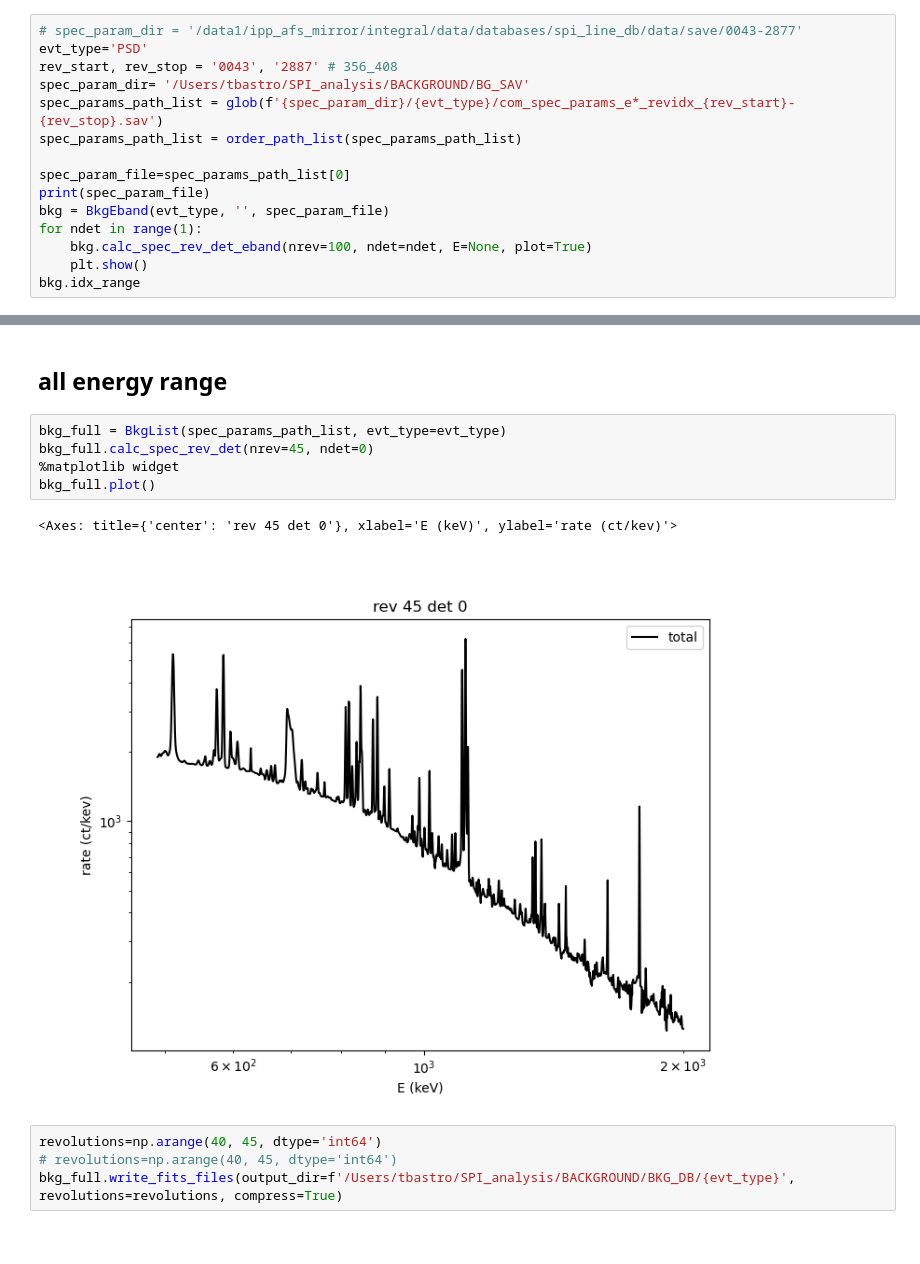
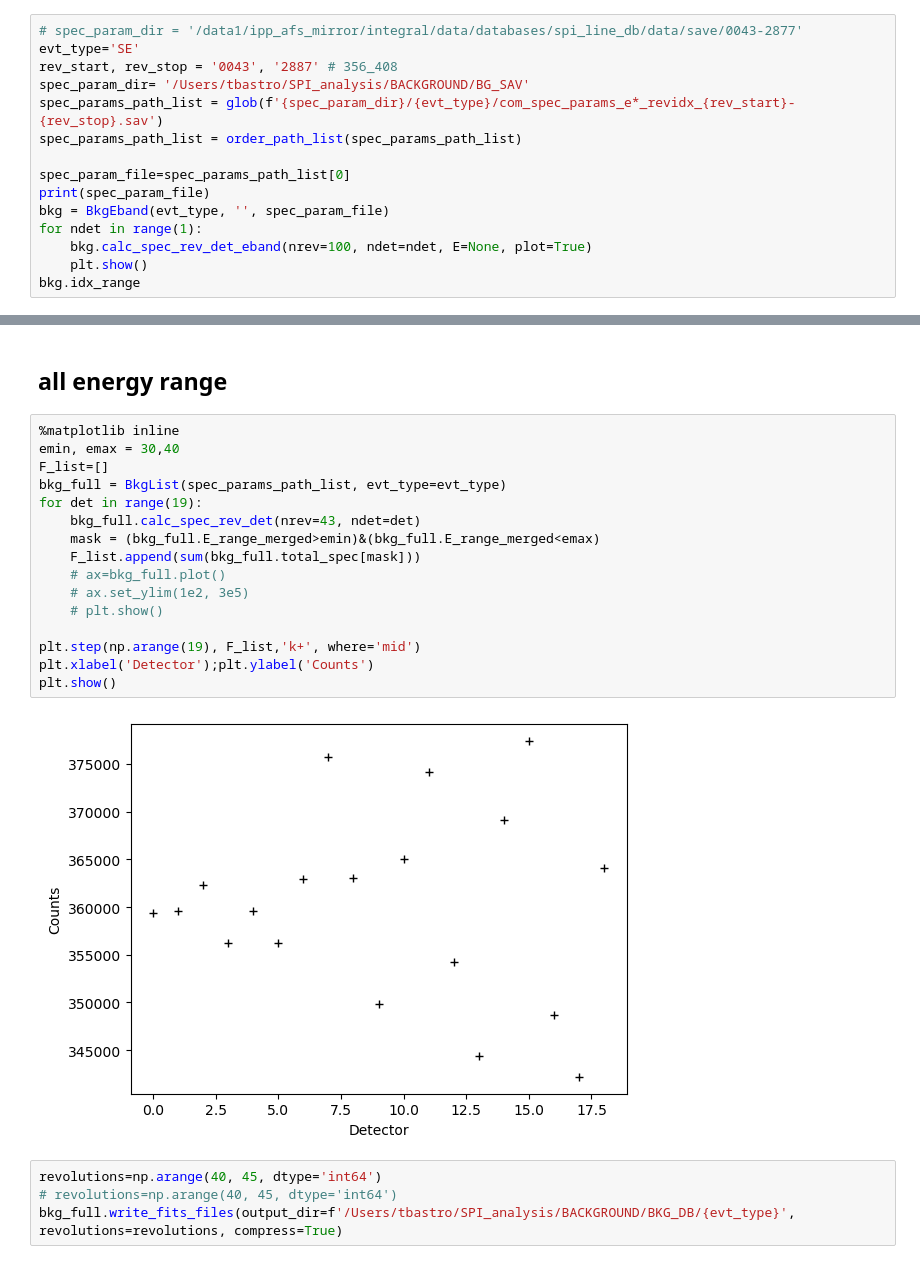
Before and after one commit to tristanbouchet/spibackground, a Jupyter notebook: test_background.ipynb, the cells around one changed output, grey strips where cells are left out. Saved outputs shown, nothing was run; the diff lists cells and outputs as text.

```diff
--- a/test_background.ipynb
+++ b/test_background.ipynb
@@ -7,7 +7,7 @@ import matplotlib.pyplot as plt
 ## test for 1 energy range
 # %%
 # spec_param_dir = '/data1/ipp_afs_mirror/integral/data/databases/spi_line_db/data/save/0043-2877'
-evt_type='PSD'
+evt_type='SE'
 rev_start, rev_stop = '0043', '2887' # 356_408
 spec_param_dir= '/Users/tbastro/SPI_analysis/BACKGROUND/BG_SAV'
 spec_params_path_list = glob(f'{spec_param_dir}/{evt_type}/com_spec_params_e*_revidx_{rev_start}-{rev_stop}.sav')
@@ -34,13 +30,23 @@ array([ 944,  945,  946,  947,  948,  949,  950,  951,  952,  953,  954,
 # %% [markdown]
 ## all energy range
 # %%
+%matplotlib inline
+emin, emax = 30,40
+F_list=[]
 bkg_full = BkgList(spec_params_path_list, evt_type=evt_type)
-bkg_full.calc_spec_rev_det(nrev=45, ndet=0)
-%matplotlib widget
-bkg_full.plot()
+for det in range(19):
+    bkg_full.calc_spec_rev_det(nrev=43, ndet=det)
+    mask = (bkg_full.E_range_merged>emin)&(bkg_full.E_range_merged<emax)
+    F_list.append(sum(bkg_full.total_spec[mask]))
+    # ax=bkg_full.plot()
+    # ax.set_ylim(1e2, 3e5)
+    # plt.show()
+
+plt.step(np.arange(19), F_list,'k+', where='mid')
+plt.xlabel('Detector');plt.ylabel('Counts')
+plt.show()
 # %% [output]
-<Axes: title={'center': 'rev 45 det 0'}, xlabel='E (keV)', ylabel='rate (ct/kev)'>
-[figure, old version]
+[figure, new version]
 # %%
 revolutions=np.arange(40, 45, dtype='int64')
 # revolutions=np.arange(40, 45, dtype='int64')
```
Also changed, not shown: parts of 9 cells of this notebook, 2 other files.
